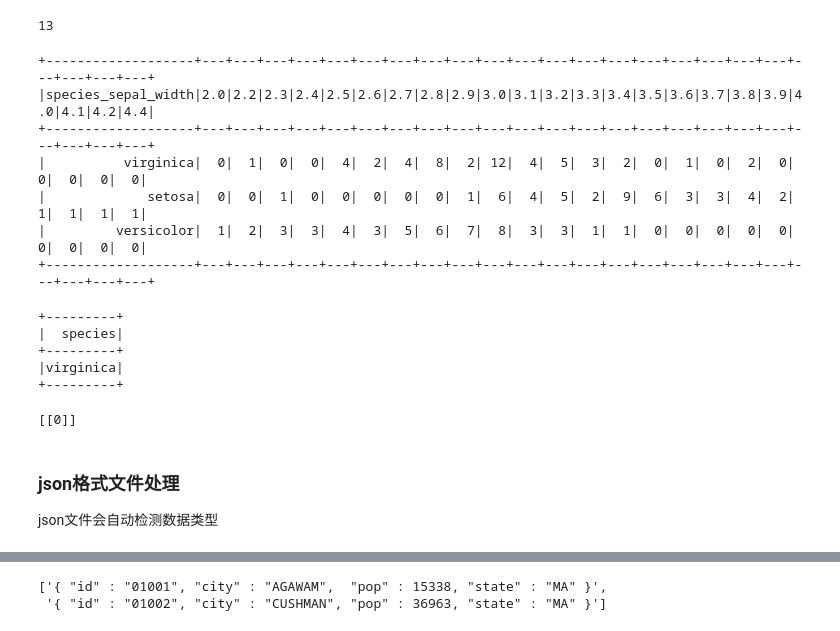
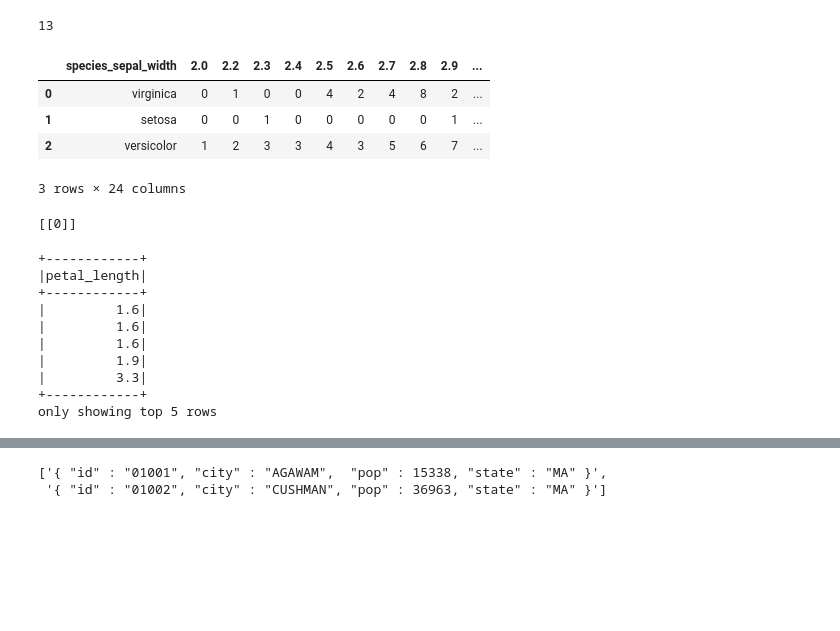
Before and after one commit to Gavince/PySpark, a Jupyter notebook: Spark基础/PySpark之SparkSQL基本操作.ipynb, the cells around one changed output, grey strips where cells are left out. Cells and saved outputs as stored; diff of their text form; code cells hidden in the pictures; blank space fills up the shorter version.

```diff
--- a/Spark基础/SparkSQL.ipynb
+++ b/Spark基础/PySpark之SparkSQL基本操作.ipynb
@@ -5,10 +1,16 @@
 # %%
+import findspark
+findspark.init()
 from pyspark.sql import SparkSession
 from pyspark.sql import Row
 from pyspark.sql import functions as fn
+import os
 
+
+# 创建SparkSession实现其对数据加载、转换、处理等功能
 spark = SparkSession.builder.appName("test").getOrCreate()
 sc = spark.sparkContext
+ROOT_PATH = "file://" + os.getcwd()
 # %%
 sc
 # %% [output]
@@ -44,7 +86,9 @@ StructType(List(StructField(name,StringType,true),StructField(age,LongType,true)
 # %%
 # 读csv格式文件
+# 方法一
 # df = spark.read.format("csv").option("header","true").load("./data/iris.csv")
-df = spark.read.csv("./data/iris.csv", header=True)
+# 方法二：
+df = spark.read.csv(ROOT_PATH + "/data/iris.csv", header=True)
 df.show(5)
 # %% [output]
 +------------+-----------+------------+-----------+-------+
@@ -214,29 +260,31 @@ sample_data.count()
 # %% [output]
 13
 # %%
-# 透视表
-df.crosstab("species", "sepal_width").show()
+# 交叉表,共现频率
+df.crosstab("species", "sepal_width").toPandas()
 # %% [output]
+|  | species_sepal_width | 2.0 | 2.2 | 2.3 | 2.4 | 2.5 | 2.6 | 2.7 | 2.8 | 2.9 | ... |
+| 0 | virginica | 0 | 1 | 0 | 0 | 4 | 2 | 4 | 8 | 2 | ... |
+| 1 | setosa | 0 | 0 | 1 | 0 | 0 | 0 | 0 | 0 | 1 | ... |
+| 2 | versicolor | 1 | 2 | 3 | 3 | 4 | 3 | 5 | 6 | 7 | ... |
-+-------------------+---+---+---+---+---+---+---+---+---+---+---+---+---+---+---+---+---+---+---+---+---+---+---+
-|species_sepal_width|2.0|2.2|2.3|2.4|2.5|2.6|2.7|2.8|2.9|3.0|3.1|3.2|3.3|3.4|3.5|3.6|3.7|3.8|3.9|4.0|4.1|4.2|4.4|
-+-------------------+---+---+---+---+---+---+---+---+---+---+---+---+---+---+---+---+---+---+---+---+---+---+---+
-|          virginica|  0|  1|  0|  0|  4|  2|  4|  8|  2| 12|  4|  5|  3|  2|  0|  1|  0|  2|  0|  0|  0|  0|  0|
-|             setosa|  0|  0|  1|  0|  0|  0|  0|  0|  1|  6|  4|  5|  2|  9|  6|  3|  3|  4|  2|  1|  1|  1|  1|
-|         versicolor|  1|  2|  3|  3|  4|  3|  5|  6|  7|  8|  3|  3|  1|  1|  0|  0|  0|  0|  0|  0|  0|  0|  0|
-+-------------------+---+---+---+---+---+---+---+---+---+---+---+---+---+---+---+---+---+---+---+---+---+---+---+
+3 rows × 24 columns
-# %%
-trainDF,testDF = df.randomSplit([0.99,0.01])
-diff_in_train_test = trainDF.select('species').subtract(testDF.select('species')).distinct().show()
-# %% [output]
-+---------+
-|  species|
-+---------+
-|virginica|
-+---------+
 # %%
 trainDF.select('species').subtract(testDF.select('species')).distinct().rdd.map(lambda x:[0]).collect()
 # %% [output]
 [[0]]
-# %% [markdown]
-### json格式文件处理
-json文件会自动检测数据类型
+# %%
+# 使用临时表进行简单的SQL查询
+trainDF.createOrReplaceTempView("train_table")
+# 返回一个DateFrame
+spark.sql("select petal_length from train_table where petal_length > 1.5").show(5)
+# %% [output]
++------------+
+|petal_length|
++------------+
+|         1.6|
+|         1.6|
+|         1.6|
+|         1.9|
+|         3.3|
++------------+
+only showing top 5 rows
```
Also changed, not shown: parts of 44 cells of this notebook, 21 other files.
